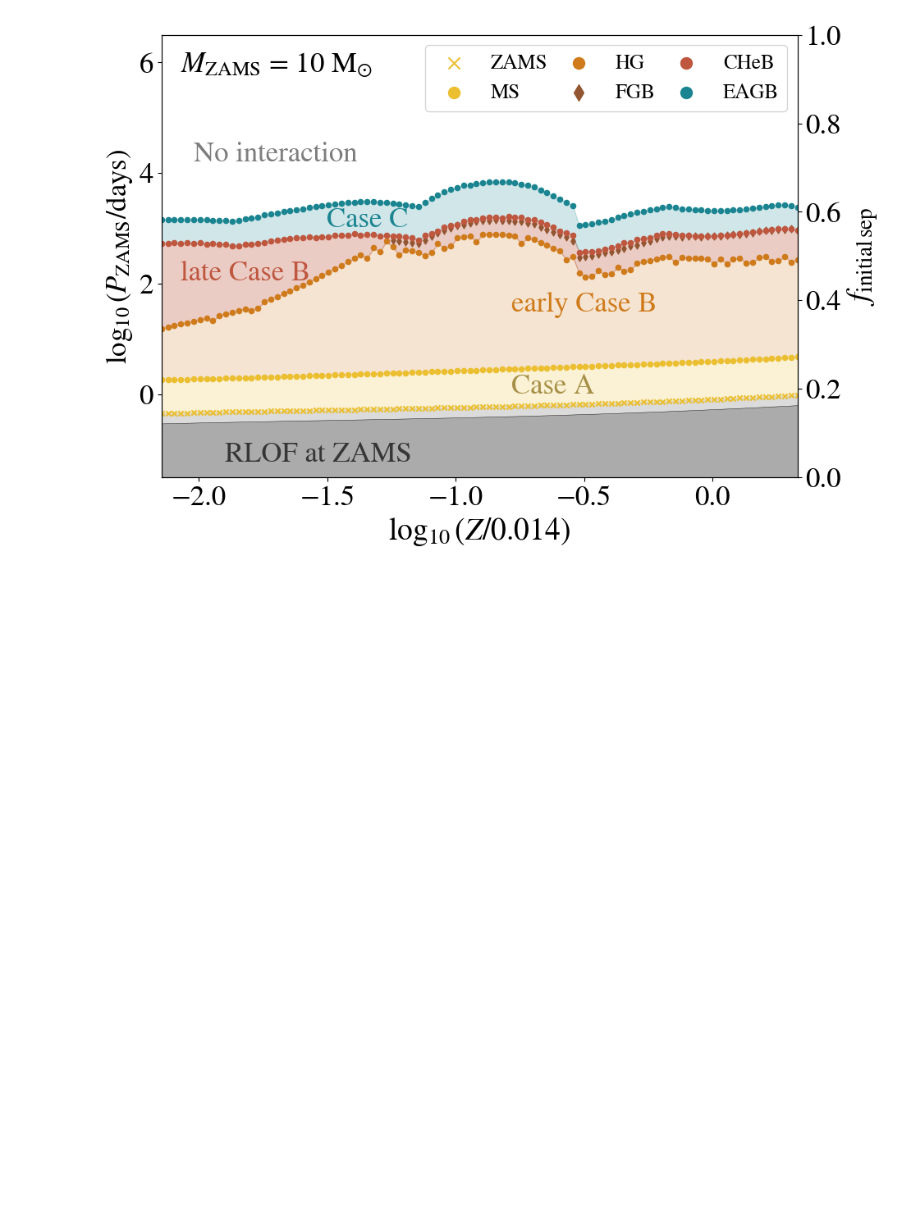
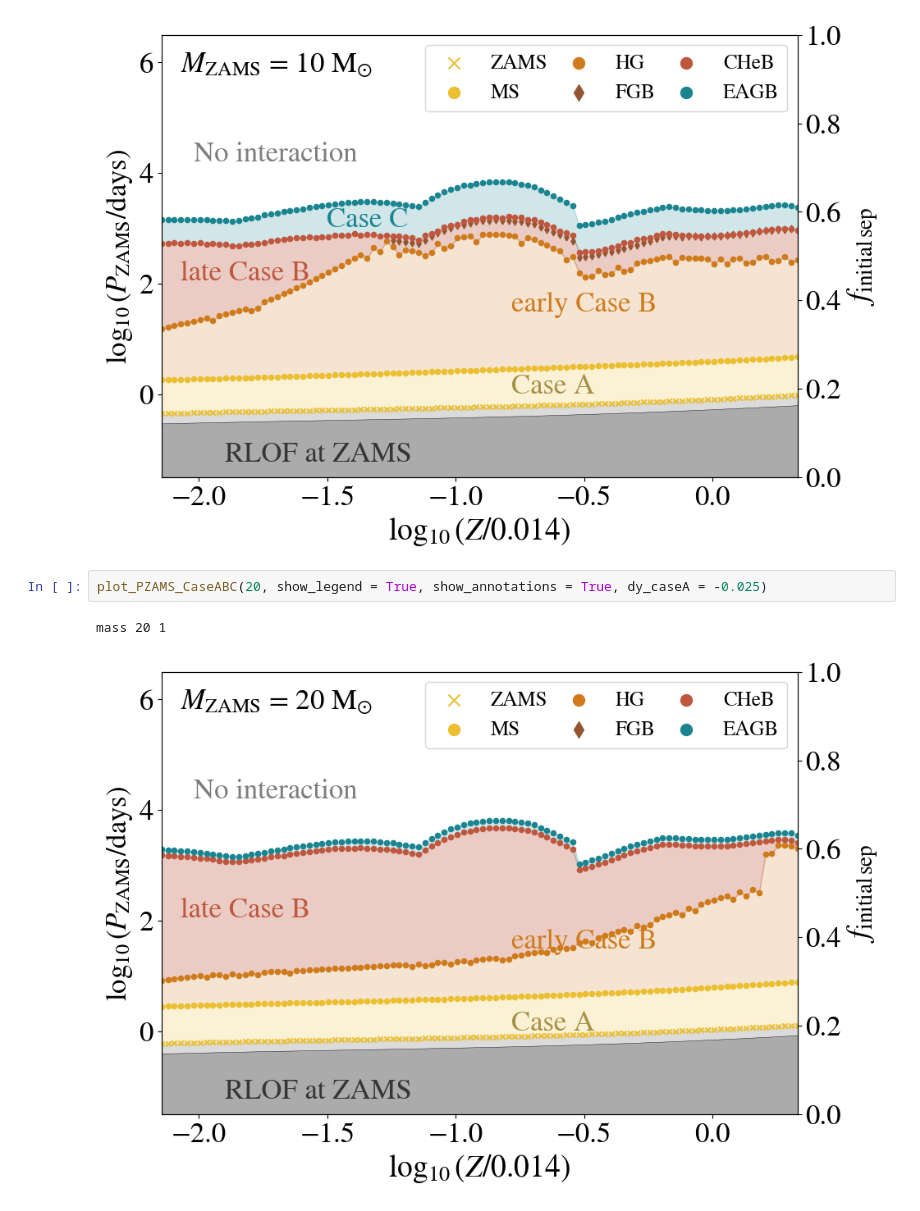
Before and after one commit to LiekeVanSon/ZdependentFormEff, a Jupyter notebook: code/Fig2_MaxR_andP_cases.ipynb, the cells around one changed output. Saved outputs shown, nothing was run; the diff lists cells and outputs as text; blank space fills up the shorter version.

```diff
--- a/code/Fig2_MaxR_andP_cases.ipynb
+++ b/code/Fig2_MaxR_andP_cases.ipynb
@@ -326,3 +326,8 @@ mass 40 3
 [figure]
 mass 10 0
 [figure]
+# %%
+plot_PZAMS_CaseABC(20, show_legend = True, show_annotations = True, dy_caseA = -0.025)
+# %% [output]
+mass 20 1
+[figure, added]
```
Also changed, not shown: 12 other files.
